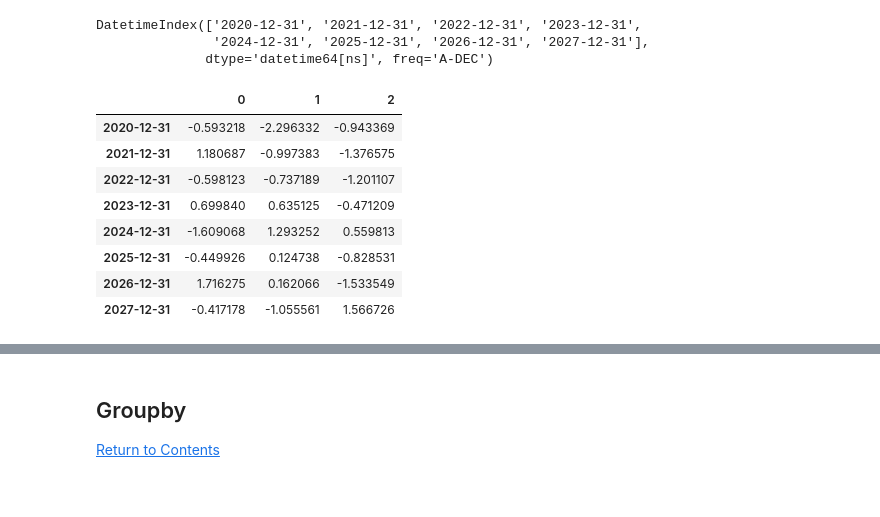
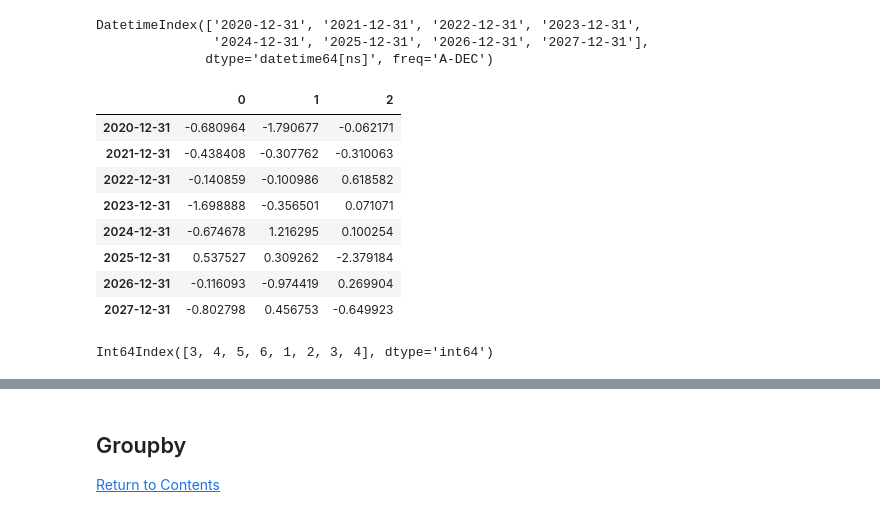
Before and after one commit to User-zwj/Pandas-Practice, a Jupyter notebook: Pandas Exercise.ipynb, the cells around one changed output, grey strips where cells are left out. Drawn from its saved outputs; the diff is of its cells as text; code cells hidden in the pictures.

```diff
--- a/Pandas Exercise.ipynb
+++ b/Pandas Exercise.ipynb
@@ -523,14 +523,19 @@ DatetimeIndex(['2020-12-31', '2021-12-31', '2022-12-31', '2023-12-31',
               dtype='datetime64[ns]', freq='A-DEC')
 # %%
 data_index = pd.date_range('01/01/2020', periods = 8, freq="Y")
-pd.DataFrame(data=np.random.randn(8,3), index=data_index)
+df_index = pd.DataFrame(data=np.random.randn(8,3), index=data_index)
+df_index
 # %% [output]
 |  | 0 | 1 | 2 |
-| 2020-12-31 | -0.593218 | -2.296332 | -0.943369 |
-| 2021-12-31 | 1.180687 | -0.997383 | -1.376575 |
-| 2022-12-31 | -0.598123 | -0.737189 | -1.201107 |
-| 2023-12-31 | 0.699840 | 0.635125 | -0.471209 |
-| 2024-12-31 | -1.609068 | 1.293252 | 0.559813 |
-| 2025-12-31 | -0.449926 | 0.124738 | -0.828531 |
-| 2026-12-31 | 1.716275 | 0.162066 | -1.533549 |
-| 2027-12-31 | -0.417178 | -1.055561 | 1.566726 |
+| 2020-12-31 | -0.680964 | -1.790677 | -0.062171 |
+| 2021-12-31 | -0.438408 | -0.307762 | -0.310063 |
+| 2022-12-31 | -0.140859 | -0.100986 | 0.618582 |
+| 2023-12-31 | -1.698888 | -0.356501 | 0.071071 |
+| 2024-12-31 | -0.674678 | 1.216295 | 0.100254 |
+| 2025-12-31 | 0.537527 | 0.309262 | -2.379184 |
+| 2026-12-31 | -0.116093 | -0.974419 | 0.269904 |
+| 2027-12-31 | -0.802798 | 0.456753 | -0.649923 |
+# %%
+df_index.index.weekday
+# %% [output]
+Int64Index([3, 4, 5, 6, 1, 2, 3, 4], dtype='int64')
```
Also changed, not shown: parts of 4 cells of this notebook.
